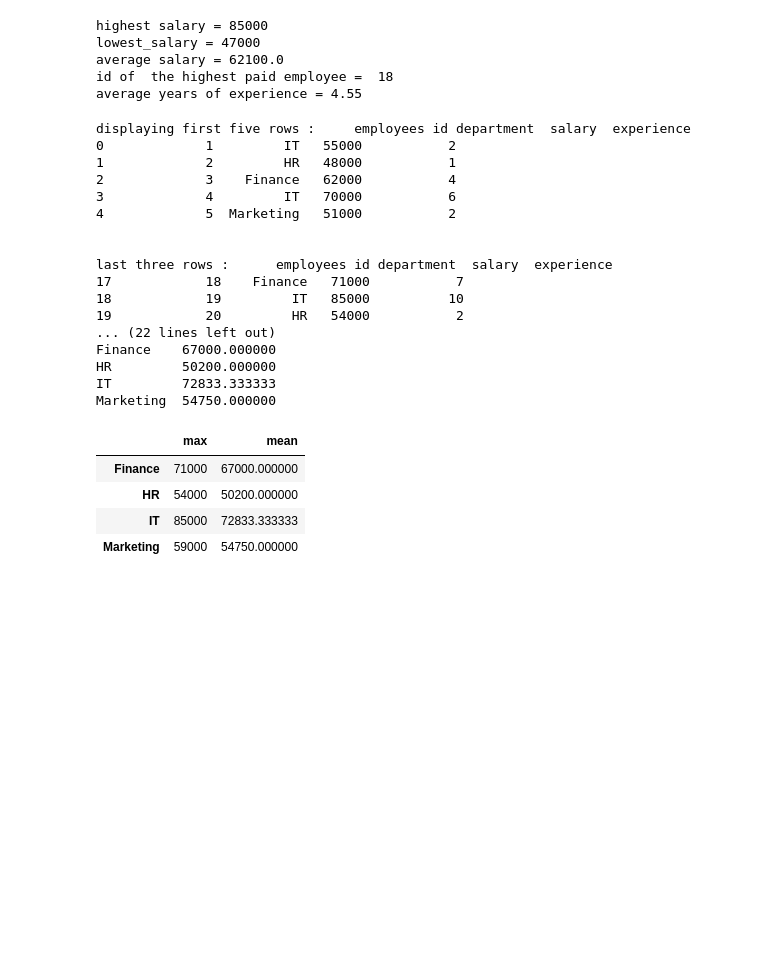
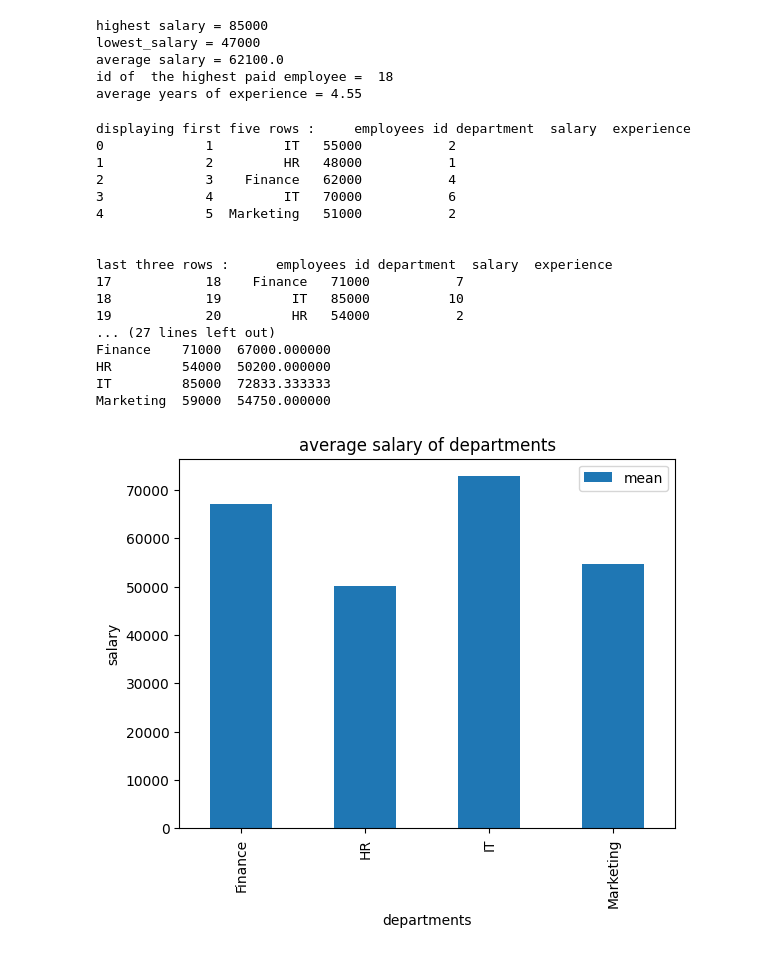
Before and after one commit to Engr-Jawad/Data-Science-Projects, a Jupyter notebook: employee_salary_analysis.ipynb, the cells around one changed output. Drawn from its saved outputs; the diff is of its cells as text; code cells hidden in the pictures; blank space fills up the shorter version.

Commit message:
employee salary analysis visualization

```diff
--- a/employee_salary_analysis.ipynb
+++ b/employee_salary_analysis.ipynb
@@ -90,7 +90,7 @@ print("average salary of each department : ",avg_salary_per_dpt)
 
 # Find the department with the highest average salary.
 dpt_high_avg_salary = df.groupby(department)["salary"].agg(["max","mean"])
-dpt_high_avg_salary
+print("dpt_high_avg_salary",dpt_high_avg_salary)
 # %% [output]
 displaying first five rows :     employees id department  salary  experience
 0             1         IT   55000           2
@@ -104,13 +104,17 @@ last three rows :      employees id department  salary  experience
 17            18    Finance   71000           7
 18            19         IT   85000          10
 19            20         HR   54000           2
-... (22 lines left out)
-Finance    67000.000000
-HR         50200.000000
-IT         72833.333333
-Marketing  54750.000000
+... (27 lines left out)
+Finance    71000  67000.000000
+HR         54000  50200.000000
+IT         85000  72833.333333
+Marketing  59000  54750.000000
-|  | max | mean |
-| Finance | 71000 | 67000.000000 |
-| HR | 54000 | 50200.000000 |
-| IT | 85000 | 72833.333333 |
-| Marketing | 59000 | 54750.000000 |
+# %%
+plt.Figure((10,6))
+avg_salary_per_dpt.plot(kind="bar")
+plt.title("average salary of departments")
+plt.xlabel("departments")
+plt.ylabel("salary")
+plt.show()
+# %% [output]
+[figure, added]
```
Also changed, not shown: parts of 1 cell of this notebook.
